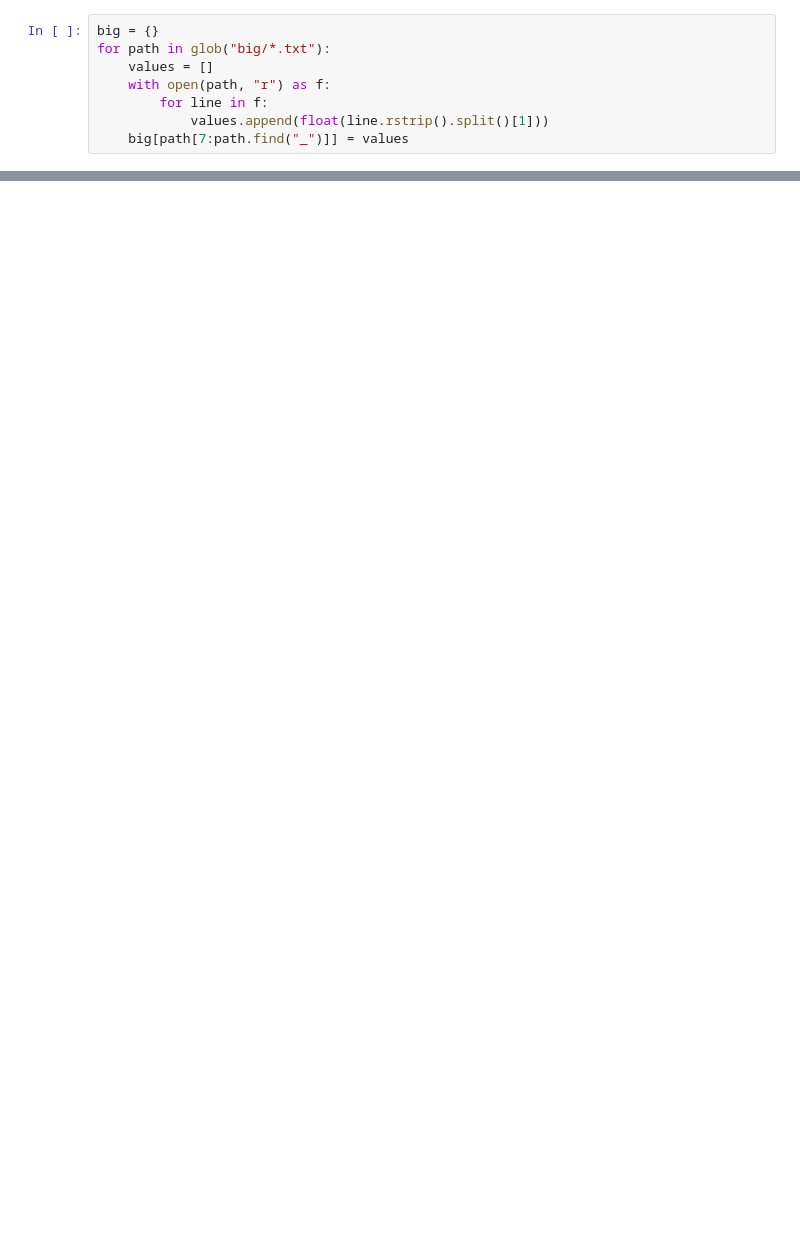
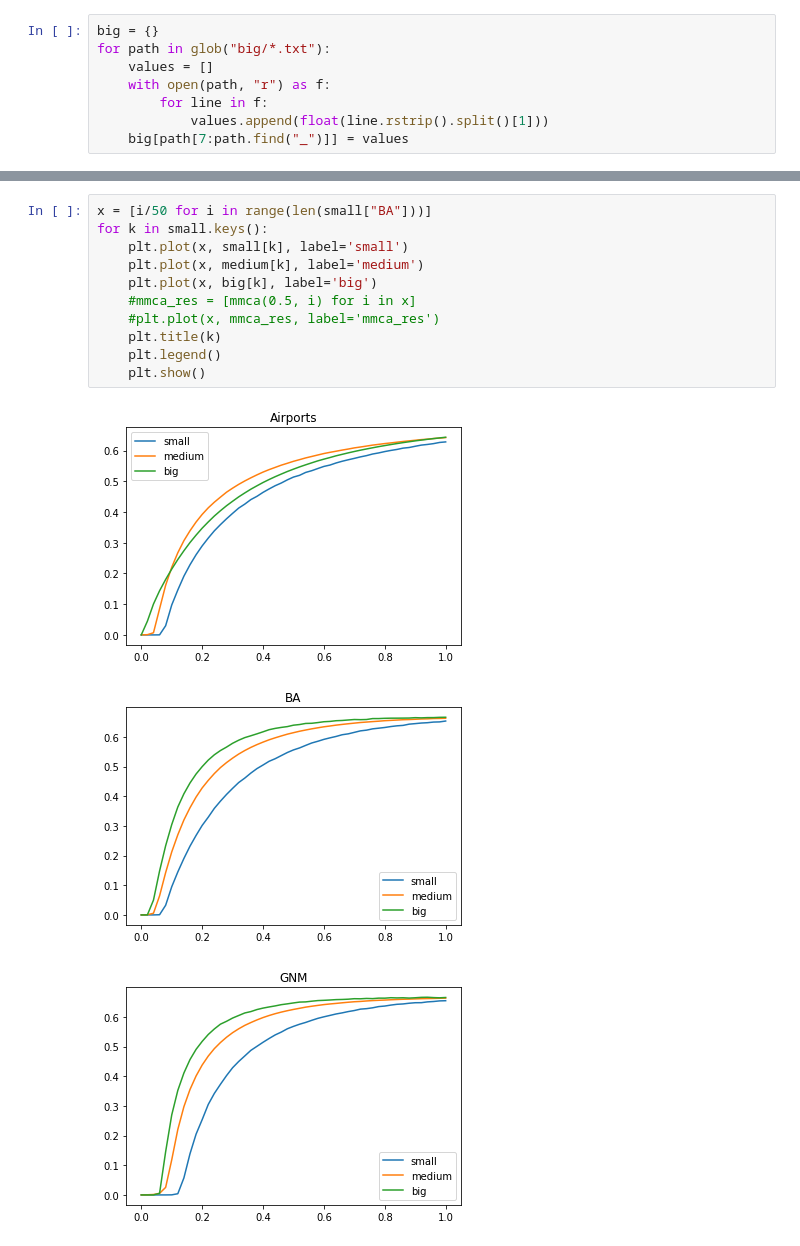
Before and after one commit to baton96/Complex-Networks, a Jupyter notebook: A4/A4.ipynb, the cells around one changed output, grey strips where cells are left out. Saved outputs shown, nothing was run; the diff lists cells and outputs as text; blank space fills up the shorter version.

```diff
--- a/A4/A4.ipynb
+++ b/A4/A4.ipynb
@@ -79,0 +118,15 @@ plt.show()
+# %%
+x = [i/50 for i in range(len(small["BA"]))]
+for k in small.keys():
+    plt.plot(x, small[k], label='small')
+    plt.plot(x, medium[k], label='medium')
+    plt.plot(x, big[k], label='big')
+    #mmca_res = [mmca(0.5, i) for i in x]
+    #plt.plot(x, mmca_res, label='mmca_res')
+    plt.title(k)
+    plt.legend()
+    plt.show()
+# %% [output]
+[figure, added]
+[figure, added]
+[figure, added]
```
Also changed, not shown: parts of 9 cells of this notebook, 37 other files.
